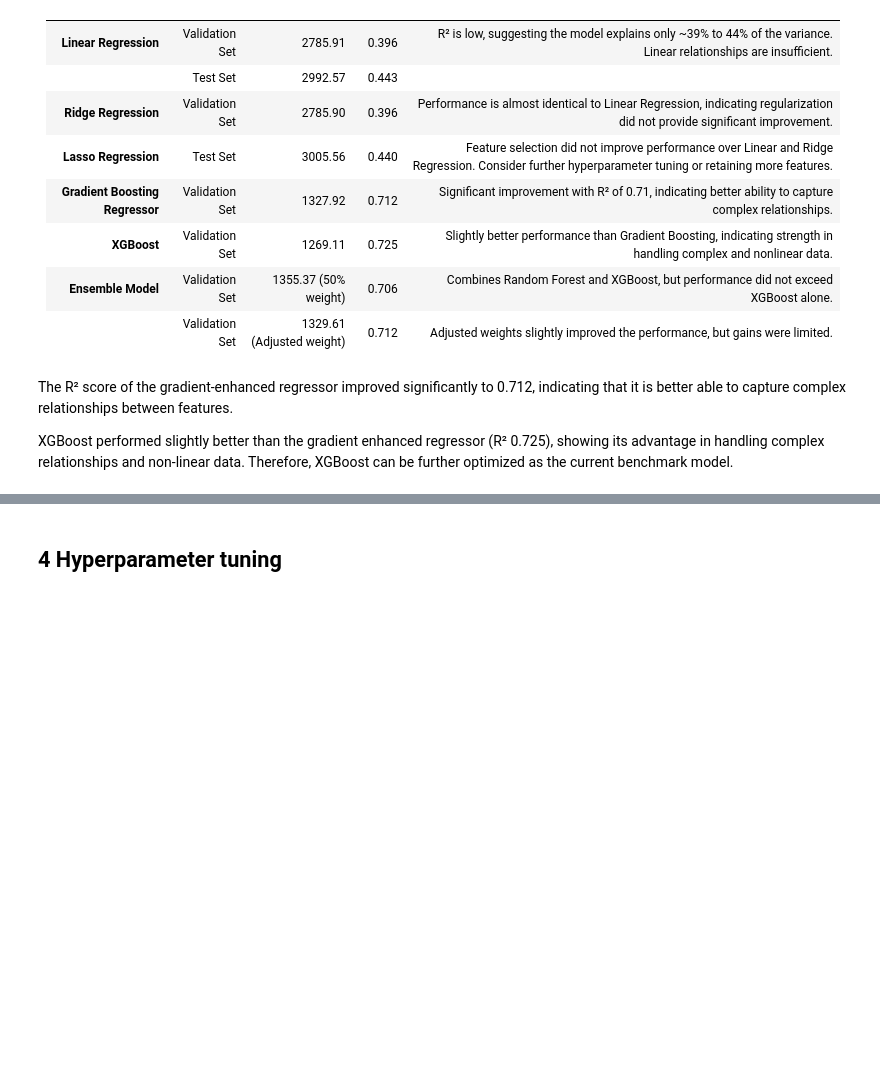
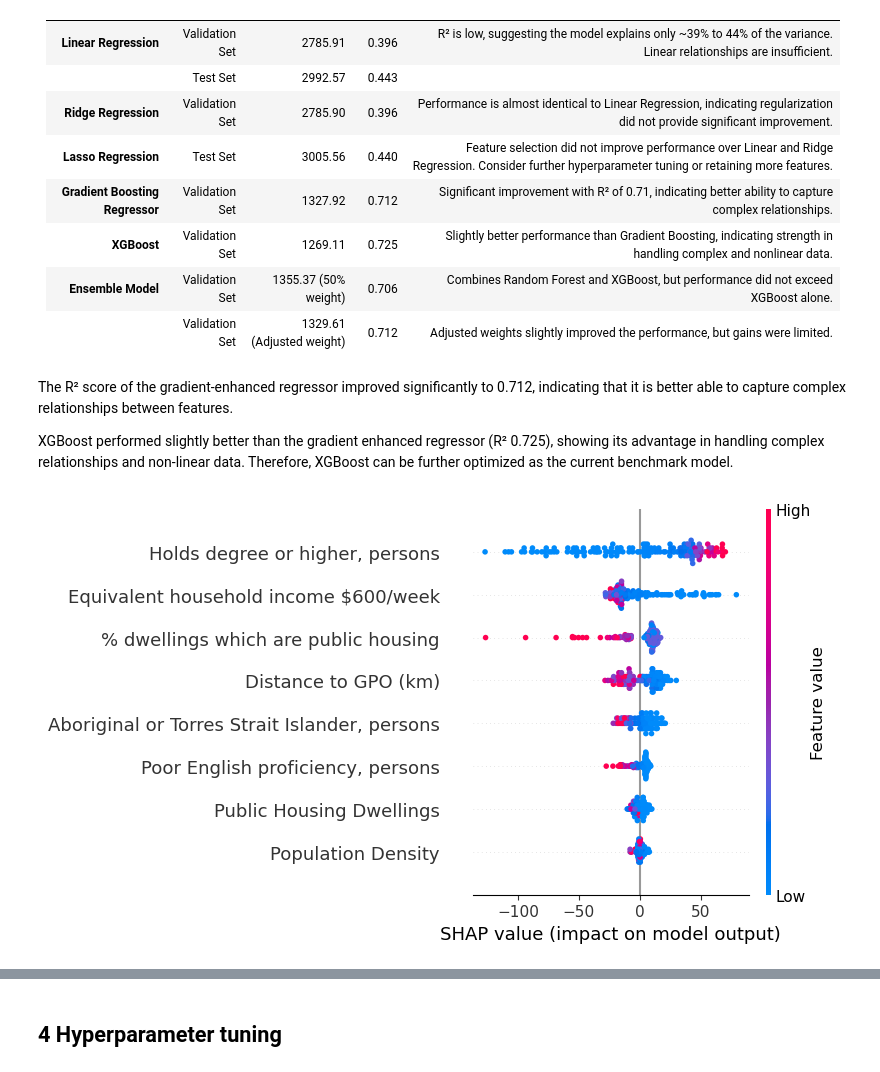
Before and after one commit to KittenPrincess1/COMP20008_Assignment2, a Jupyter notebook: Machine_Learning.ipynb, the cells around one changed output, grey strips where cells are left out. Saved outputs shown, nothing was run; the diff lists cells and outputs as text; code cells hidden in the pictures; blank space fills up the shorter version.

```diff
--- a/Machine_Learning.ipynb
+++ b/Machine_Learning.ipynb
@@ -589,6 +589,16 @@ R² Score: 0.7117789460283763
 The R² score of the gradient-enhanced regressor improved significantly to 0.712, indicating that it is better able to capture complex relationships between features.
 
 XGBoost performed slightly better than the gradient enhanced regressor (R² 0.725), showing its advantage in handling complex relationships and non-linear data. Therefore, XGBoost can be further optimized as the current benchmark model.
+# %%
+import shap
+
+# Random Forest
+explainer = shap.Explainer(rf_model, X_train)
+shap_values = explainer(X_val)
+
+shap.summary_plot(shap_values, X_val)
+# %% [output]
+[figure, added]
 # %%
 import shap
 
```
Also changed, not shown: parts of 15 cells of this notebook.
